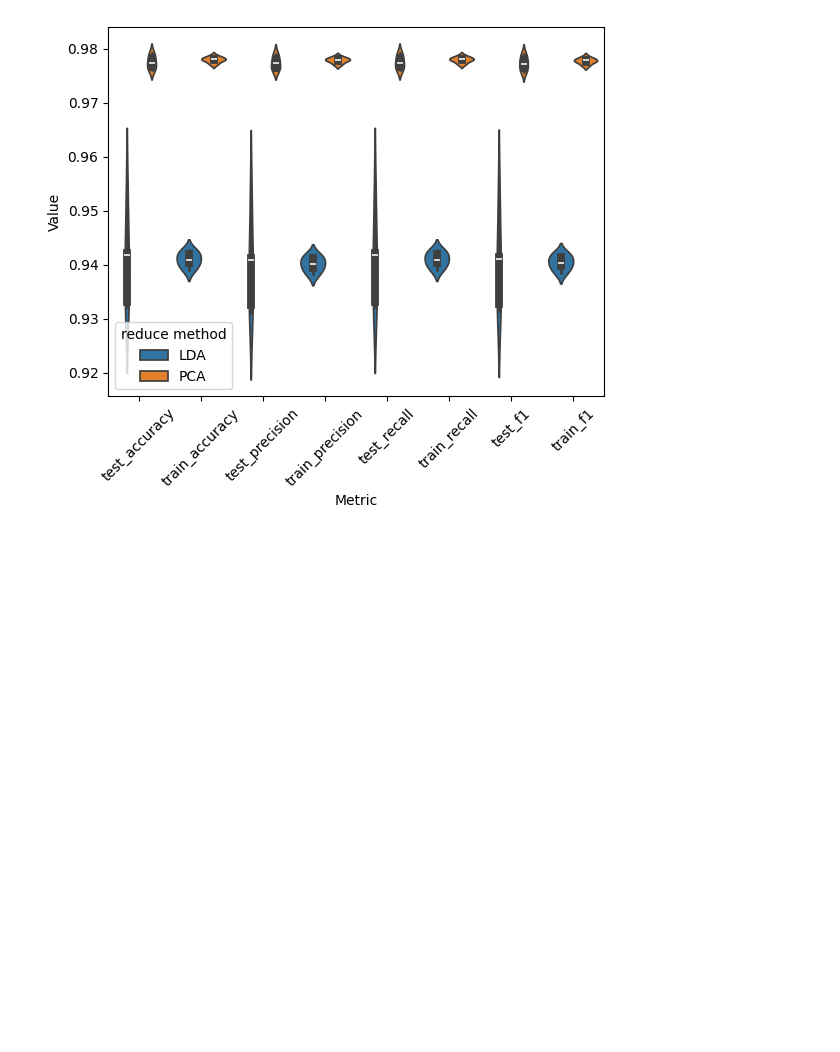
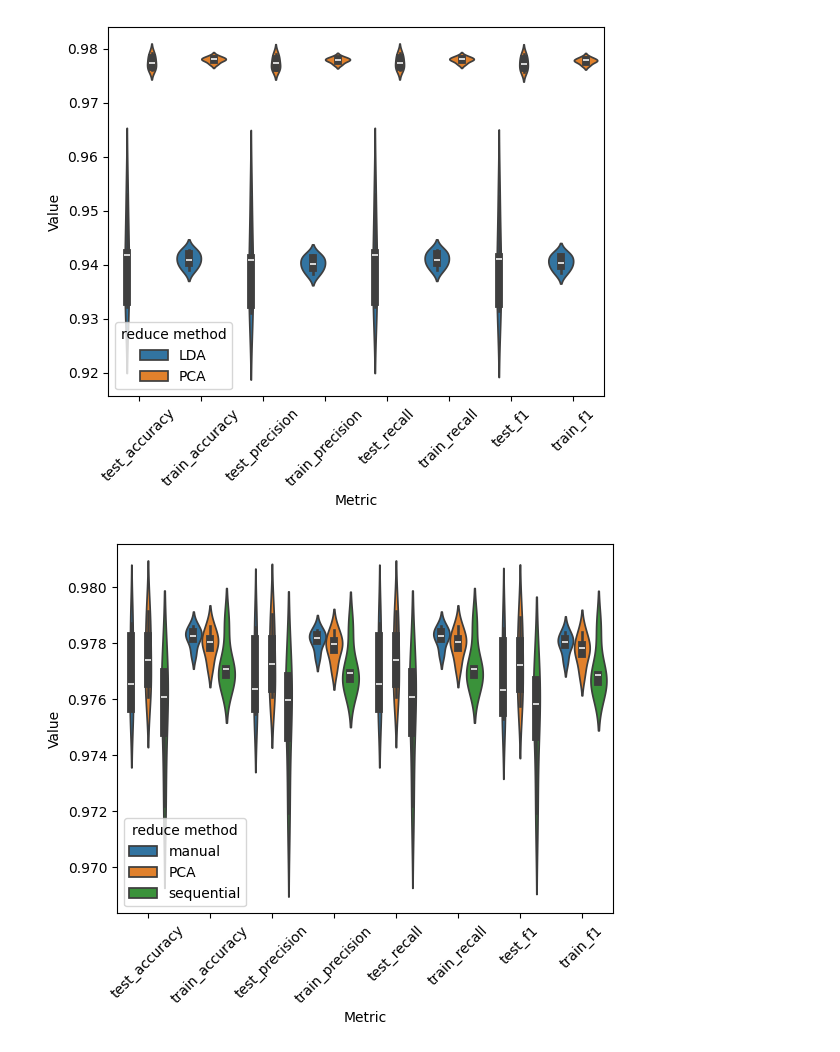
Before and after one commit to xterm99/kaggle-epileptic-seizure-recognition, a Jupyter notebook: Train_Evaluation.ipynb, the cells around one changed output. Saved outputs shown, nothing was run; the diff lists cells and outputs as text; code cells hidden in the pictures; blank space fills up the shorter version.

```diff
--- a/Train_Evaluation.ipynb
+++ b/Train_Evaluation.ipynb
@@ -504,3 +474,73 @@ plt.xticks(rotation=45)
 plt.show()
 # %% [output]
 [figure]
+# %%
+# best pca vs best manual feature set
+
+# NAIVE FEATURE SELECTION
+config_naive = {
+    'data_path': data_path,
+    'target_column': target_column,
+    'scaling': True,
+    'feature_selection_method': 'naive',
+    'feature_list': fisher_features,
+    'reduction_method': None,
+    'classifier_name': 'svm',
+    'classifier_params': {'kernel': 'rbf', 'C': 1.0, 'gamma': 'scale'},
+    'cv_splits': 5,
+    'random_state': 42
+}
+
+pipeline_naive = TrainingPipeline(**config_naive)
+results_naive = pipeline_naive.run()
+
+results_naive["reduce method"] = "manual"
+
+
+
+
+# Configuration for Sequential Feature Selection
+
+
+sfs_parameters = {
+    'n_features_to_select': 5,
+    'direction': 'forward',
+    'cv': 3,
+    'n_jobs': -1  # Use all processors; optional
+}
+
+config_sfs = {
+    'data_path': data_path,
+    'target_column': target_column,
+    'scaling': True,
+    'feature_selection_method': 'sequential',  # Use sequential feature selection branch
+    'feature_list': None,                      # Not needed here
+    'sfs_params': sfs_parameters,              # Parameters for SequentialFeatureSelector
+    'reduction_method': None,                  # No dimensionality reduction
+    'classifier_name': 'svm',
+    'classifier_params': {'kernel': 'rbf', 'C': 1.0, 'gamma': 'scale'},
+    'cv_splits': 5,
+    'random_state': 42
+}
+
+pipeline_sfs = TrainingPipeline(**config_sfs)
+results_sfs = pipeline_sfs.run()
+
+results_sfs["reduce method"] = "sequential"
+
+
+df = pd.concat([pd.DataFrame(results_naive),pd.DataFrame(results_pca), pd.DataFrame(results_sfs)], axis=0)
+df.drop(columns=["fit_time","score_time"],inplace=True)
+
+df_long = pd.melt(
+    df,
+    id_vars=["reduce method"],
+    var_name="Metric",
+    value_name="Value"
+)
+
+sns.violinplot(data=df_long, x="Metric", y="Value", hue="reduce method")
+plt.xticks(rotation=45)
+plt.show()
+# %% [output]
+[figure, added]
```
Also changed, not shown: parts of 3 cells of this notebook.
